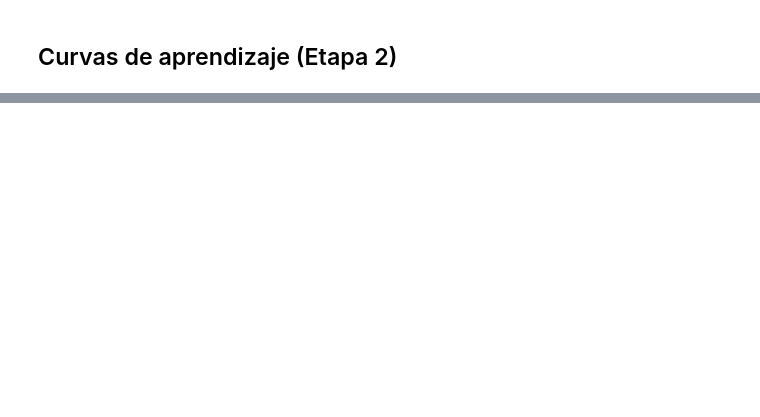
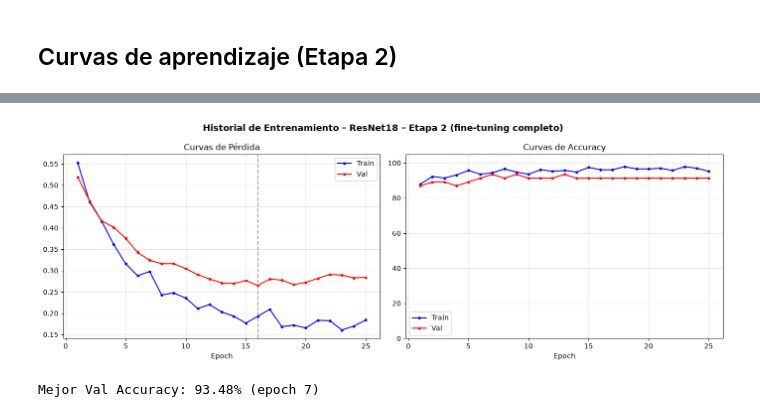
Before and after one commit to Lumansito/utn-ia, a Jupyter notebook: TP_1_Clasificador_Frutas_UTN.ipynb, the cells around one changed output, grey strips where cells are left out. Saved outputs shown, nothing was run; the diff lists cells and outputs as text; code cells hidden in the pictures; blank space fills up the shorter version.

```diff
--- a/TP_1_Clasificador_Frutas_UTN.ipynb
+++ b/TP_1_Clasificador_Frutas_UTN.ipynb
@@ -455,0 +744,40 @@ graficar_historial(historial_r, titulo='Etapa 2 – Food Classification')
+# %%
+# === Etapa 2: UNFREEZE de TODO el modelo ===
+for param in modelo_r18.parameters():
+    param.requires_grad = True
+
+# Cargar el mejor checkpoint de la etapa 1 para arrancar desde ahí
+ckpt_head = torch.load(CKPT_HEAD, map_location=device)
+modelo_r18.load_state_dict(ckpt_head['model_state_dict'])
+print(f'Resumiendo desde etapa 1 (epoch {ckpt_head["epoch"]}, val_acc {ckpt_head["val_acc"]:.2%})')
+
+EPOCHS_FT   = 25
+LR_FT       = 1e-5     # mucho más bajo para no destruir los features de ImageNet
+
+# Optimizer con TODOS los parámetros (backbone + fc)
+optimizer_ft = optim.Adam(modelo_r18.parameters(), lr=LR_FT, weight_decay=1e-4)
+scheduler_ft = optim.lr_scheduler.CosineAnnealingLR(optimizer_ft, T_max=EPOCHS_FT)
+
+historial_ft = {'train_loss':[], 'val_loss':[], 'train_acc':[], 'val_acc':[]}
+mejor_ft = float('inf')
+CKPT_FT = './checkpoints/resnet18_ft.pth'
+
+print(f'\n=== Etapa 2: fine-tuning completo (unfreeze, LR={LR_FT}) ===')
+print(f'{"Epoch":>6} | {"Train Loss":>10} | {"Train Acc":>10} | {"Val Loss":>10} | {"Val Acc":>10}')
+print('-' * 58)
+
+for epoch in range(1, EPOCHS_FT + 1):
+    tl, ta = entrenar_epoch(modelo_r18, train_loader_r18, criterion_r18, optimizer_ft, device)
+    vl, va = evaluar(modelo_r18, val_loader_r18, criterion_r18, device)
+    scheduler_ft.step()
+    for k, v in [('train_loss',tl),('val_loss',vl),('train_acc',ta),('val_acc',va)]:
+        historial_ft[k].append(v)
+    marca = ''
+    if vl < mejor_ft:
+        mejor_ft = vl
+        torch.save({'epoch':epoch, 'model_state_dict':modelo_r18.state_dict(),
+                    'val_acc':va, 'stage':'finetune'}, CKPT_FT)
+        marca = ' ✅'
+    print(f'{epoch:>6} | {tl:>10.4f} | {ta:>9.1%} | {vl:>10.4f} | {va:>9.1%}{marca}')
+
+print(f'\n✅ Etapa 2 completa. Mejor val_acc: {max(historial_ft["val_acc"]):.2%}')
@@ -455,0 +802,5 @@ graficar_historial(historial_r, titulo='Etapa 2 – Food Classification')
+# %%
+graficar_historial(historial_ft, titulo='ResNet18 – Etapa 2 (fine-tuning completo)')
+# %% [output]
+[figure, added]
+Mejor Val Accuracy: 93.48% (epoch 7)
```
Also changed, not shown: parts of 30 cells of this notebook, 1 other file.
